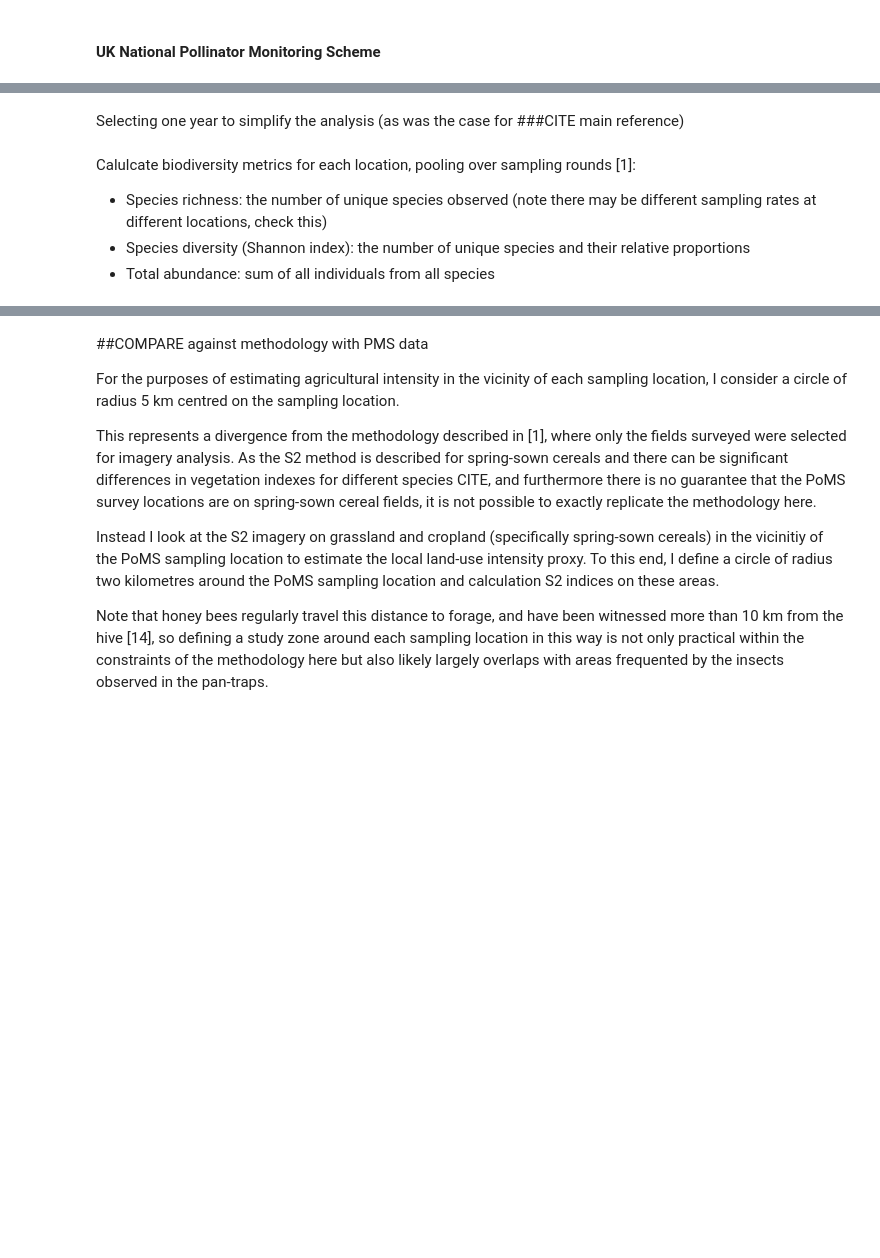
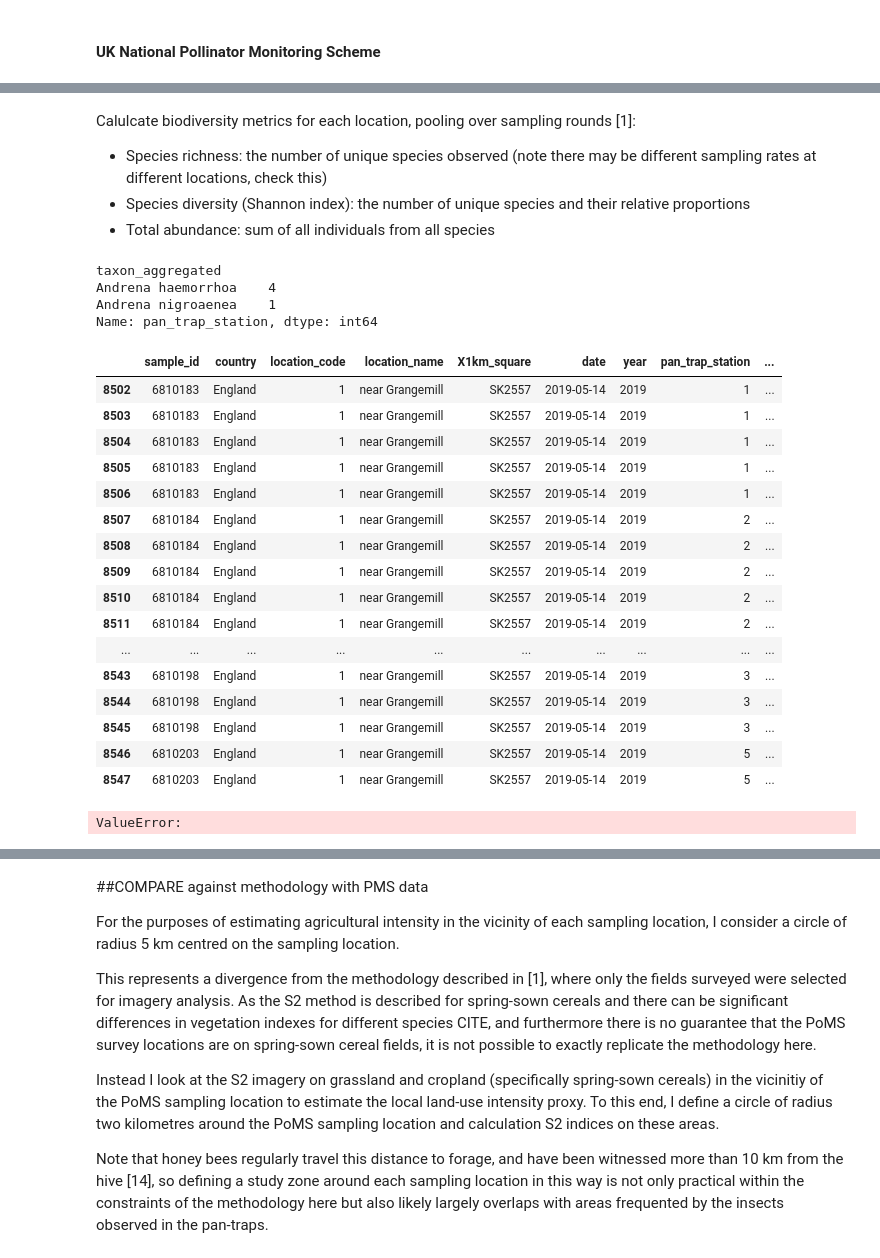
Before and after one commit to twhit1/quant_ecolo, a Jupyter notebook: docs/Ecological Data Science for Sustainable Agriculture (Part II).ipynb, the cells around one changed output, grey strips where cells are left out. Saved outputs shown, nothing was run; the diff lists cells and outputs as text; code cells hidden in the pictures; blank space fills up the shorter version.

```diff
--- a/docs/Ecological Data Science for Sustainable Agriculture (Part II).ipynb
+++ b/docs/Ecological Data Science for Sustainable Agriculture (Part II).ipynb
@@ -93,2 +114,0 @@ Name: count, dtype: int64
-# %% [markdown]
-Selecting one year to simplify the analysis (as was the case for ###CITE main reference)
@@ -131,3 +120,40 @@ insect_data = insect_data.astype({'location_code': int})
+# %%
+def test_group(group):
+    unique_species = group['taxon_aggregated'].unique()
+    s_tot = len(unique_species)
+    n = group['pan_trap_station_total'].iloc[0]
+
+    n_i = group.groupby('taxon_aggregated')['pan_trap_station'].nunique()
+
+    display(n_i)
+
+    display(group)
+    raise ValueError
+
+insect_data.groupby(['location_code', 'date']).apply(test_group)
+# %% [output]
+taxon_aggregated
+Andrena haemorrhoa    4
+Andrena nigroaenea    1
+Name: pan_trap_station, dtype: int64
+|  | sample_id | country | location_code | location_name | X1km_square | date | year | pan_trap_station | ... |
+| 8502 | 6810183 | England | 1 | near Grangemill | SK2557 | 2019-05-14 | 2019 | 1 | ... |
+| 8503 | 6810183 | England | 1 | near Grangemill | SK2557 | 2019-05-14 | 2019 | 1 | ... |
+| 8504 | 6810183 | England | 1 | near Grangemill | SK2557 | 2019-05-14 | 2019 | 1 | ... |
+| 8505 | 6810183 | England | 1 | near Grangemill | SK2557 | 2019-05-14 | 2019 | 1 | ... |
+| 8506 | 6810183 | England | 1 | near Grangemill | SK2557 | 2019-05-14 | 2019 | 1 | ... |
+| 8507 | 6810184 | England | 1 | near Grangemill | SK2557 | 2019-05-14 | 2019 | 2 | ... |
+| 8508 | 6810184 | England | 1 | near Grangemill | SK2557 | 2019-05-14 | 2019 | 2 | ... |
+| 8509 | 6810184 | England | 1 | near Grangemill | SK2557 | 2019-05-14 | 2019 | 2 | ... |
+| 8510 | 6810184 | England | 1 | near Grangemill | SK2557 | 2019-05-14 | 2019 | 2 | ... |
+| 8511 | 6810184 | England | 1 | near Grangemill | SK2557 | 2019-05-14 | 2019 | 2 | ... |
+| ... | ... | ... | ... | ... | ... | ... | ... | ... | ... |
+| 8543 | 6810198 | England | 1 | near Grangemill | SK2557 | 2019-05-14 | 2019 | 3 | ... |
+| 8544 | 6810198 | England | 1 | near Grangemill | SK2557 | 2019-05-14 | 2019 | 3 | ... |
+| 8545 | 6810198 | England | 1 | near Grangemill | SK2557 | 2019-05-14 | 2019 | 3 | ... |
+| 8546 | 6810203 | England | 1 | near Grangemill | SK2557 | 2019-05-14 | 2019 | 5 | ... |
+| 8547 | 6810203 | England | 1 | near Grangemill | SK2557 | 2019-05-14 | 2019 | 5 | ... |
+ValueError:
 # %%
 def shannon(array):
     _, counts = np.unique(array, return_counts=True)
```
Also changed, not shown: parts of 6 cells of this notebook.
